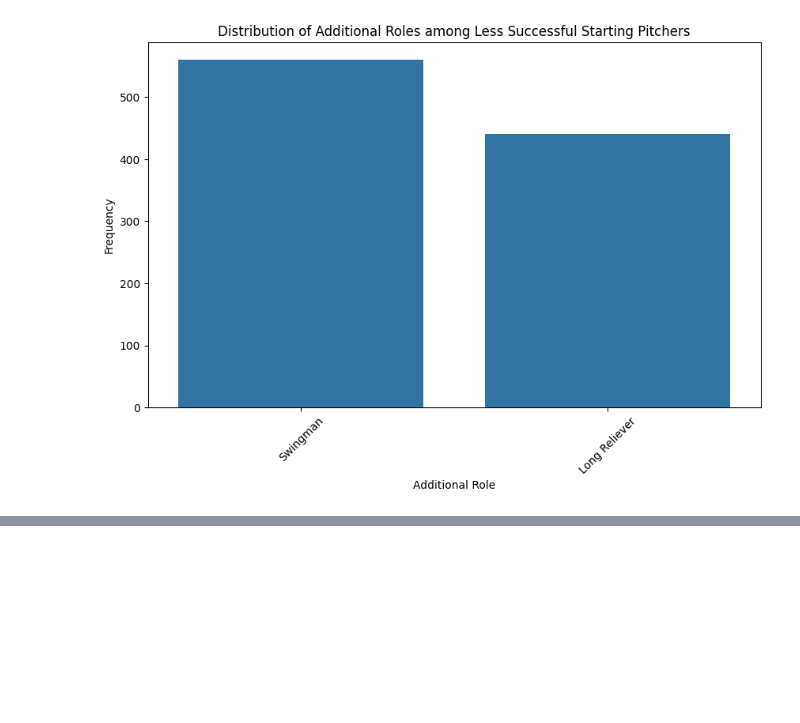
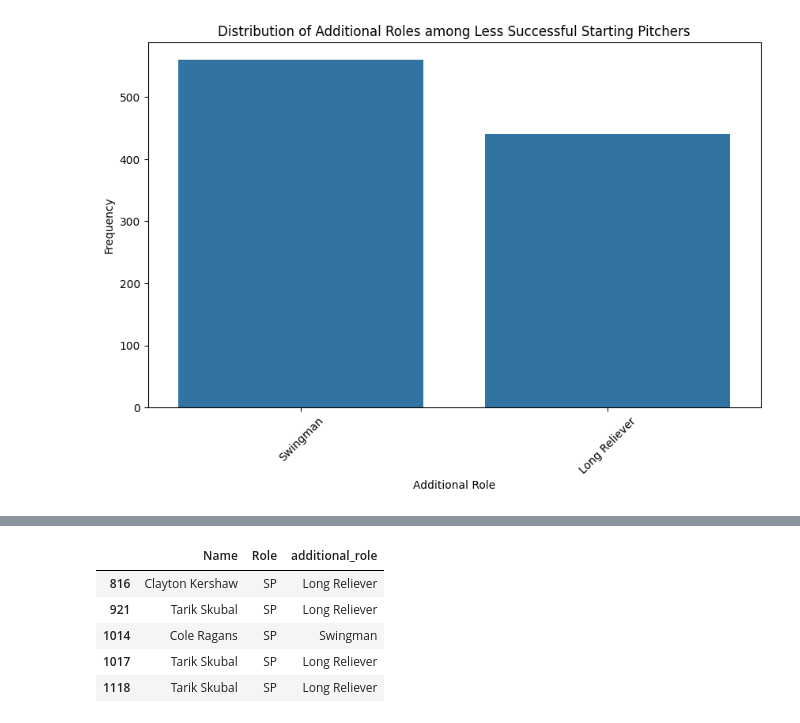
Before and after one commit to RudimentaryChef/RedsHackathon, a Jupyter notebook: EDA_Vrishank (1).ipynb, the cells around one changed output, grey strips where cells are left out. Saved outputs shown, nothing was run; the diff lists cells and outputs as text; code cells hidden in the pictures; blank space fills up the shorter version.

```diff
--- a/EDA_Vrishank (1).ipynb
+++ b/EDA_Vrishank (1).ipynb
@@ -487,0 +492,10 @@ plt.show()
+# %%
+selected_columns = selected_pitchers[['Name', 'Role', 'additional_role']]
+selected_columns
+# %% [output]
+|  | Name | Role | additional_role |
+| 816 | Clayton Kershaw | SP | Long Reliever |
+| 921 | Tarik Skubal | SP | Long Reliever |
+| 1014 | Cole Ragans | SP | Swingman |
+| 1017 | Tarik Skubal | SP | Long Reliever |
+| 1118 | Tarik Skubal | SP | Long Reliever |
```
Also changed, not shown: parts of 11 cells of this notebook.
